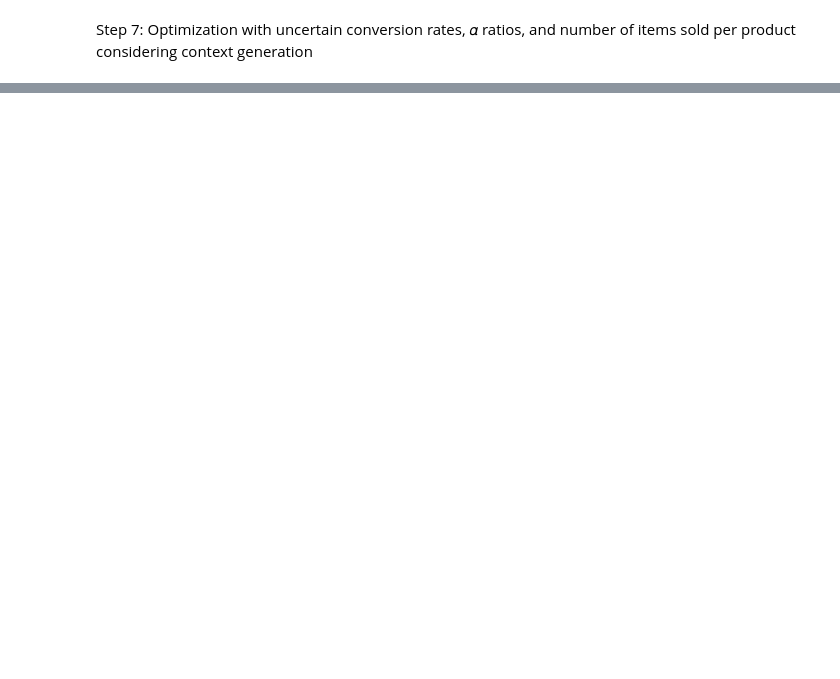
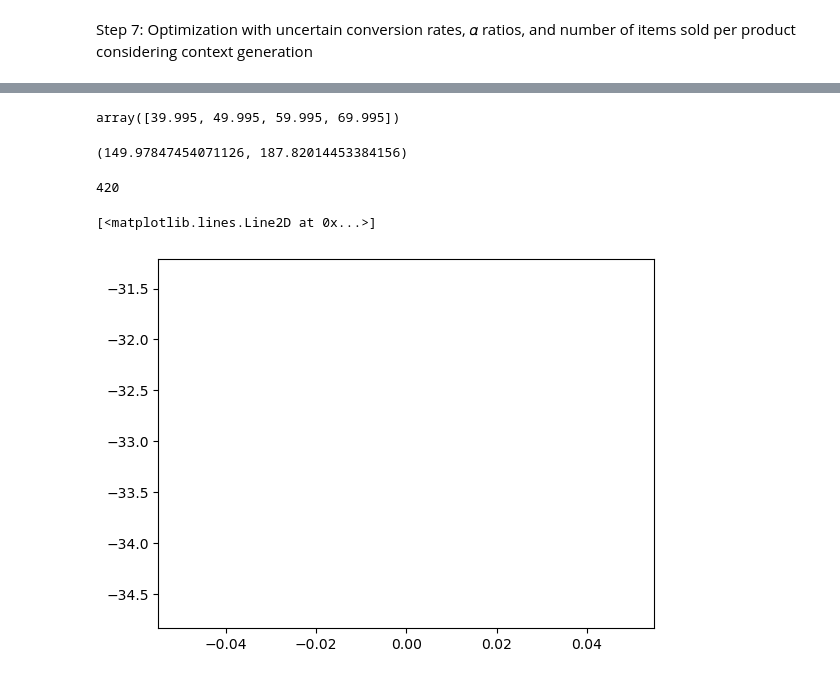
Before and after one commit to GiuliaMontani/Online-learning-application, a Jupyter notebook: Step7.ipynb, the cells around one changed output, grey strips where cells are left out. Saved outputs shown, nothing was run; the diff lists cells and outputs as text; code cells hidden in the pictures; blank space fills up the shorter version.

```diff
--- a/Step7.ipynb
+++ b/Step7.ipynb
@@ -675,5 +9,0 @@ UCB 1.500876465383857 3.342032906479586
-# %%
-print("TS Pulls per arm")
-for i in range(len(ts_pulls_per_arm_per_experiment)):
-    print("_______________________________________________")
-    print(ts_pulls_per_arm_per_experiment[i])
@@ -698,5 +9,0 @@ _______________________________________________
-# %%
-print("UCB Pulls per arm")
-for i in range(len(ucb_pulls_per_arm_per_experiment)):
-    print("_______________________________________________")
-    print(ucb_pulls_per_arm_per_experiment[i])
@@ -740,0 +26,23 @@ plt.show()
+# %%
+P1 = Product(0,[19.99, 21.99, 23.99, 26.99],np.multiply([0.2, 0.2, 0.2, 0.2],[19.99, 19.99, 19.99, 19.99])+[0, 21.99-19.99, 23.99-19.99, 26.99-19.99])
+# t-shirt
+P2 = Product(1,[29.99, 32.59, 35.99, 39.99],np.multiply([0.2, 0.2, 0.2, 0.2],[29.99, 29.99, 29.99, 29.99])+[29.99, 32.59, 35.99, 39.99]-29.99)
+# shirt
+P3 = Product(2,[25.99,28.99, 31.99, 34.99],np.multiply([0.3, 0.3, 0.3, 0.3],[25.99,25.99, 25.99, 25.99])+[25.99,28.99, 31.99, 34.99]-25.99)
+# shorts
+P4 = Product(3,[38.99,43.99,46.99, 49.99],np.multiply([0.4, 0.4, 0.4, 0.4],[38.99,38.99,38.99, 38.99])+[38.99,43.99,46.99, 49.99]-38.99)
+# pants
+P5 = Product(4,[79.99,89.99, 99.99, 109.99],np.multiply([0.5, 0.5, 0.5, 0.5],[79.99,79.99, 79.99, 79.99])+[79.99,89.99, 99.99, 109.99]-79.99)
+# shoes
+products = [P1,P2,P3,P4,P5]
+margins_matrix = np.zeros((5,4))
+expected_units_sold_per_product = np.array([2,1,3,3,1]) #theese are the lambdas defined in the visit function
+for i in range(5):
+    for j in range(4):
+        margins_matrix[i,j] = products[i].margins_list[j]
+E = CG_E_commerce()
+E.set_lambda(0.5)
+for f1 in range(2):
+    for f2 in range(2):
+        E.set_products(f1,f2,products)
+E.graph = np.array([[0. , 0.5, 0. , 1. , 0. ],[1. , 0. , 0. , 0.5, 0. ],[0. , 1. , 0. , 0.5, 0. ],[0. , 0.5, 1. , 0. , 0. ],[1. , 0. , 0. , 0.5, 0. ]])
@@ -740,0 +488,4 @@ plt.show()
+# %%
+np.array(E.products[f1][f2][i].margins_list)
+# %% [output]
+array([39.995, 49.995, 59.995, 69.995])
@@ -740,0 +695,15 @@ plt.show()
+# %%
+OPT = opt[0][0] * 0.3 + opt[1][0]*0.4 + 0.3*opt[1][1]
+# %%
+OPT, np.mean(collected_reward_tss)
+# %% [output]
+(149.97847454071126, 187.82014453384156)
+# %%
+len(ts_rewards_per_experiment[0])
+# %% [output]
+420
+# %%
+plt.plot(np.cumsum(OPT -ts_rewards_per_experiment[], axis=0), 'r')
+# %% [output]
+[<matplotlib.lines.Line2D at 0x...>]
+[figure, added]
```
Also changed, not shown: parts of 38 cells of this notebook.
